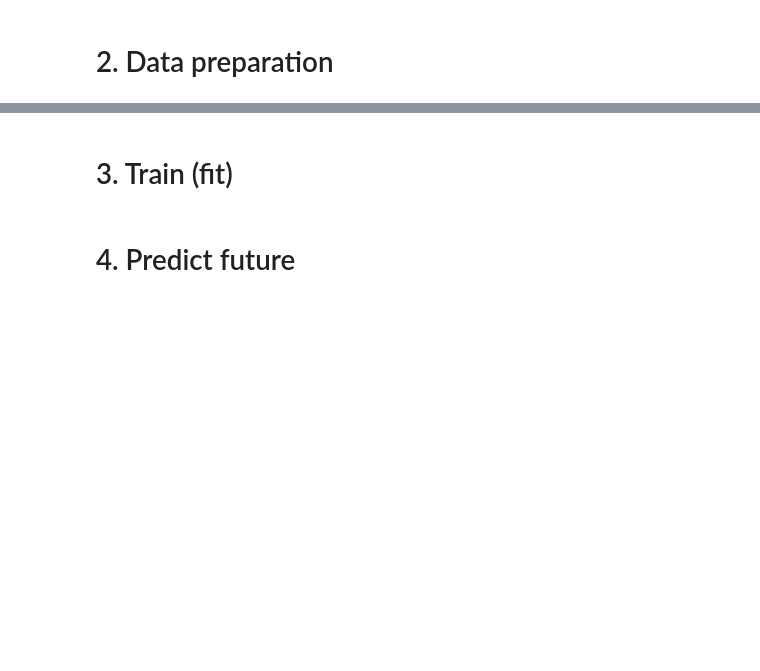
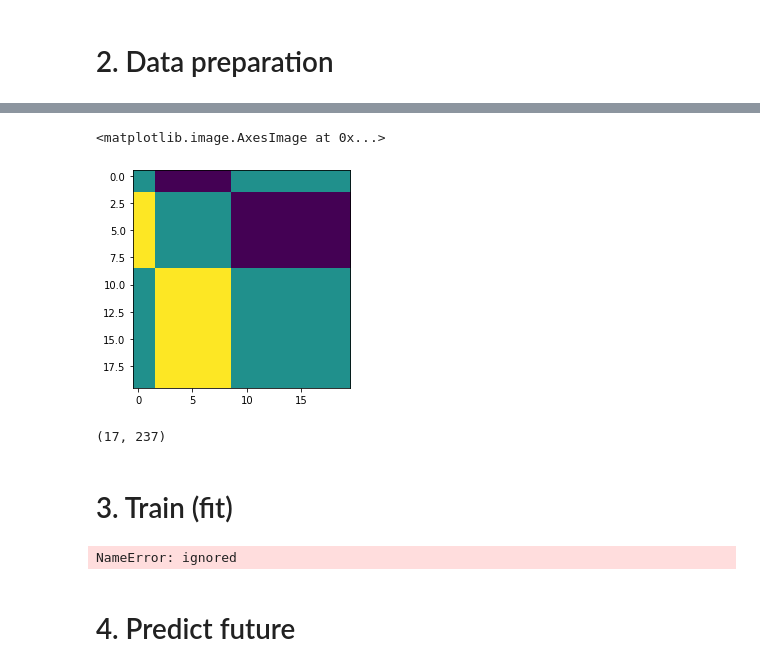
Before and after one commit to kdh4672/economy_ai, a Jupyter notebook: ai_homework.ipynb, the cells around one changed output, grey strips where cells are left out. Drawn from its saved outputs; the diff is of its cells as text; code cells hidden in the pictures; blank space fills up the shorter version.

```diff
--- a/ai_homework.ipynb
+++ b/ai_homework.ipynb
@@ -169,0 +138,11 @@ array([[0.19, 0.19, 0.16, 0.16, 0.16, 0.16, 0.16, 0.16, 0.16, 0.15, 0.15,
+# %%
+# plot closing stock prices
+X_train_GAF_L = (((X_train_GAF + 1) / 2)*255).astype(int)
+imshow(X_train_GAF_L[0])
+# %% [output]
+<matplotlib.image.AxesImage at 0x...>
+[figure, added]
+# %%
+np.min(X_train_GAF_L), np.max(X_train_GAF_L)
+# %% [output]
+(17, 237)
@@ -178,3 +154,27 @@ df_mystock_trunc
+# %%
+root_folder = '/content/drive/MyDrive/2022_AI와빅데이터를활용한경제정보처리/4차시/gaf_images'
+
+# save train set images (e.g., train/class_name/0.png)
+
+for i in range(len(y_train)):
+
+    # define file names
+    image_file_name = str(i) + '.png'
+
+    # define folder names
+    class_folder_name = str(y_train[i])
+    full_path = os.path.join(root_folder, 'train')
+    full_path = os.path.join(full_path, class_folder_name)
+
+    # make folders
+    if not os.path.exists(full_path):
+        os.makedirs(full_path)
+
+    # save images
+    image_file_name_with_full_path = os.path.join(full_path, image_file_name)
+    plt.imsave(image_file_name_with_full_path, X_train_GAF_L[i])
+# %% [output]
+NameError: ignored
 # %%
 # create a final train dataset for training
 
```
Also changed, not shown: parts of 15 cells of this notebook.
